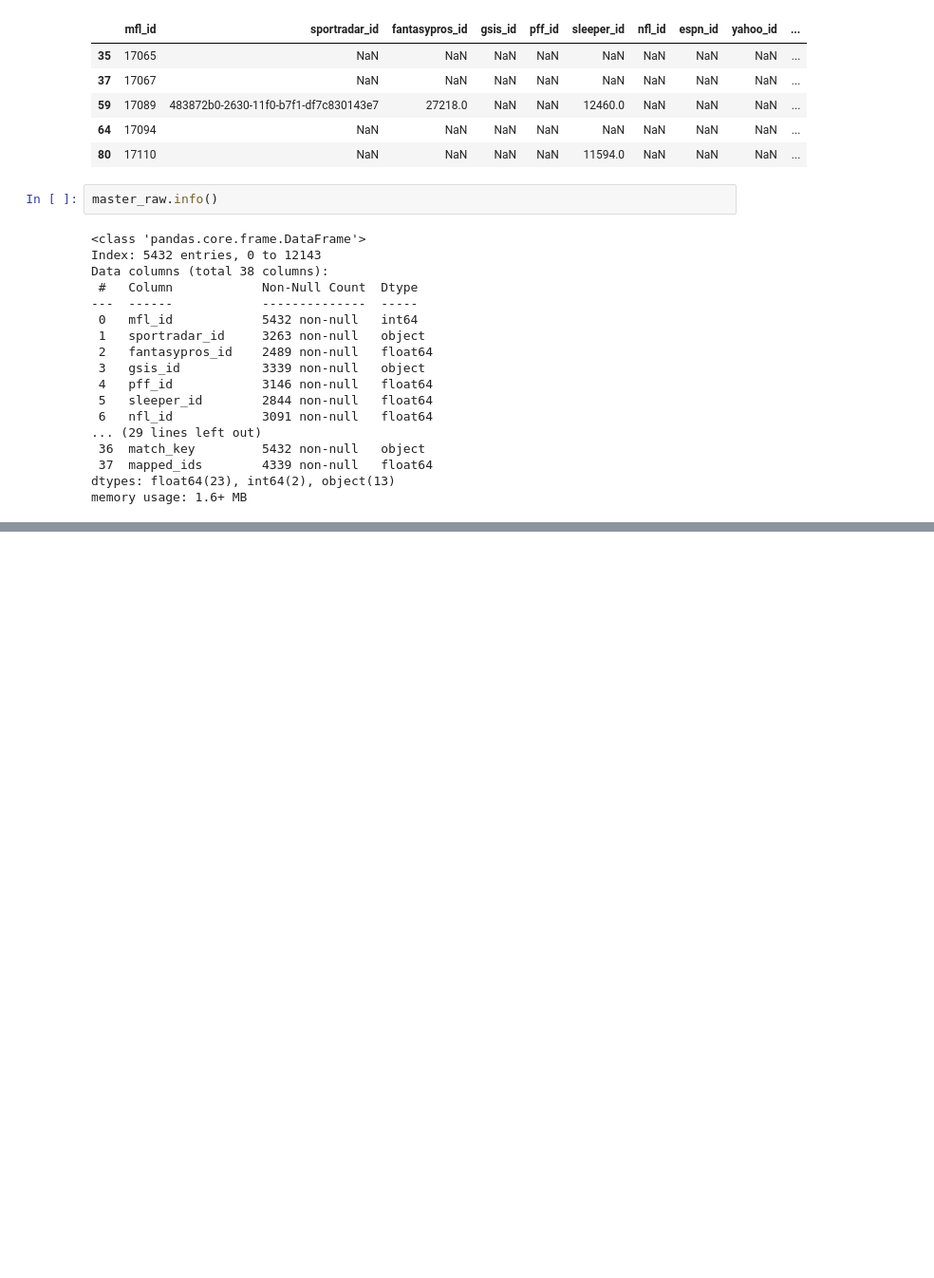
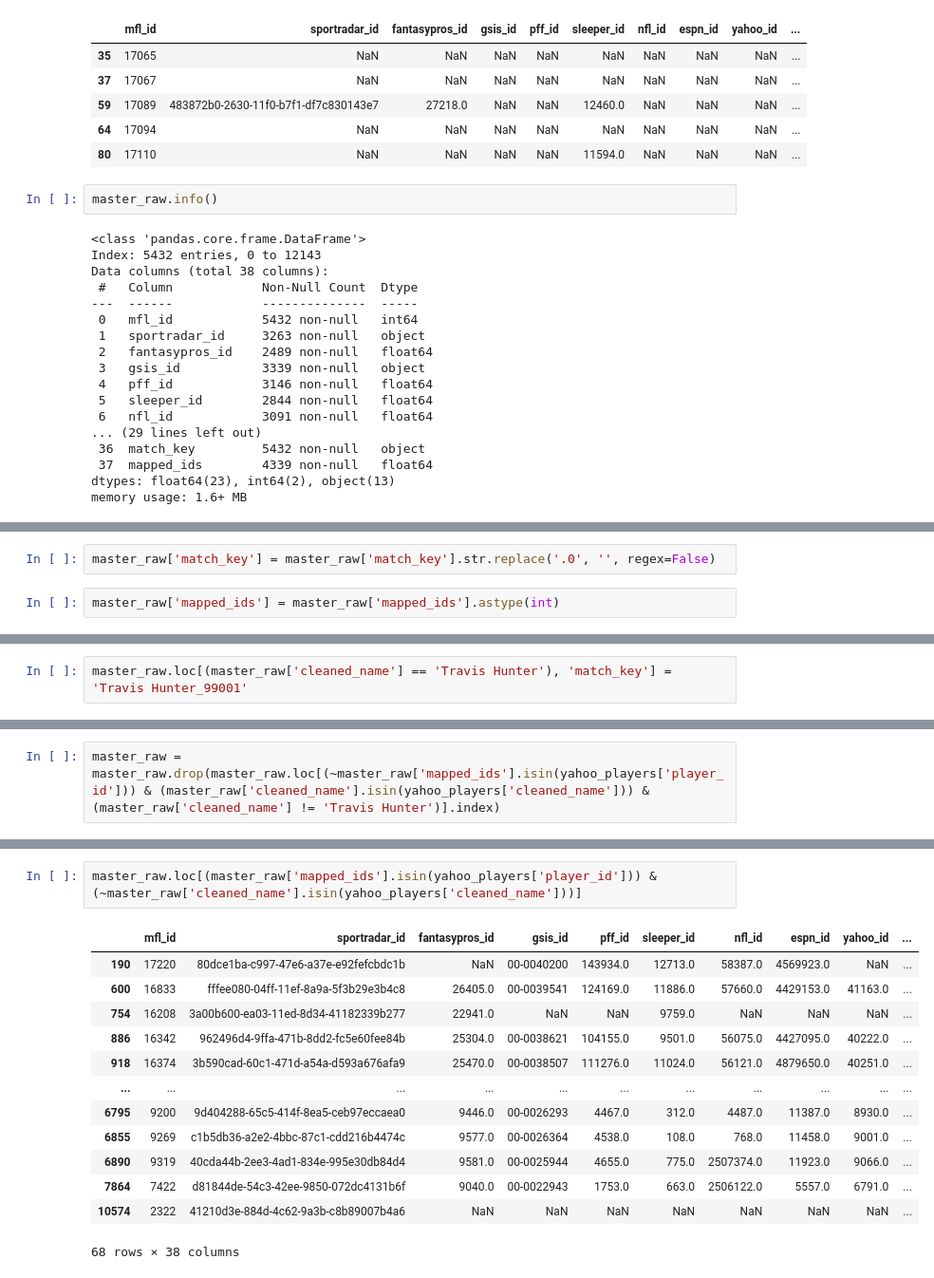
Before and after one commit to nicriv831/Fantasy-Football-Machine, a Jupyter notebook: data_cleaning2.ipynb, the cells around one changed output, grey strips where cells are left out. Shown at 95% size. Cells and saved outputs as stored; diff of their text form; blank space fills up the shorter version.

```diff
--- a/data_cleaning2.ipynb
+++ b/data_cleaning2.ipynb
@@ -817,0 +436,4 @@ Error:
+# %%
+master_raw['match_key'] = master_raw['match_key'].str.replace('.0', '', regex=False)
+# %%
+master_raw['mapped_ids'] = master_raw['mapped_ids'].astype(int)
@@ -817,0 +449,2 @@ Error:
+# %%
+master_raw.loc[(master_raw['cleaned_name'] == 'Travis Hunter'), 'match_key'] = 'Travis Hunter_99001'
@@ -817,0 +456,2 @@ Error:
+# %%
+master_raw = master_raw.drop(master_raw.loc[(~master_raw['mapped_ids'].isin(yahoo_players['player_id'])) & (master_raw['cleaned_name'].isin(yahoo_players['cleaned_name'])) & (master_raw['cleaned_name'] != 'Travis Hunter')].index)
@@ -817,0 +468,16 @@ Error:
+# %%
+master_raw.loc[(master_raw['mapped_ids'].isin(yahoo_players['player_id'])) & (~master_raw['cleaned_name'].isin(yahoo_players['cleaned_name']))]
+# %% [output]
+|  | mfl_id | sportradar_id | fantasypros_id | gsis_id | pff_id | sleeper_id | nfl_id | espn_id | yahoo_id | ... |
+| 190 | 17220 | 80dce1ba-c997-47e6-a37e-e92fefcbdc1b | NaN | 00-0040200 | 143934.0 | 12713.0 | 58387.0 | 4569923.0 | NaN | ... |
+| 600 | 16833 | fffee080-04ff-11ef-8a9a-5f3b29e3b4c8 | 26405.0 | 00-0039541 | 124169.0 | 11886.0 | 57660.0 | 4429153.0 | 41163.0 | ... |
+| 754 | 16208 | 3a00b600-ea03-11ed-8d34-41182339b277 | 22941.0 | NaN | NaN | 9759.0 | NaN | NaN | NaN | ... |
+| 886 | 16342 | 962496d4-9ffa-471b-8dd2-fc5e60fee84b | 25304.0 | 00-0038621 | 104155.0 | 9501.0 | 56075.0 | 4427095.0 | 40222.0 | ... |
+| 918 | 16374 | 3b590cad-60c1-471d-a54a-d593a676afa9 | 25470.0 | 00-0038507 | 111276.0 | 11024.0 | 56121.0 | 4879650.0 | 40251.0 | ... |
+| ... | ... | ... | ... | ... | ... | ... | ... | ... | ... | ... |
+| 6795 | 9200 | 9d404288-65c5-414f-8ea5-ceb97eccaea0 | 9446.0 | 00-0026293 | 4467.0 | 312.0 | 4487.0 | 11387.0 | 8930.0 | ... |
+| 6855 | 9269 | c1b5db36-a2e2-4bbc-87c1-cdd216b4474c | 9577.0 | 00-0026364 | 4538.0 | 108.0 | 768.0 | 11458.0 | 9001.0 | ... |
+| 6890 | 9319 | 40cda44b-2ee3-4ad1-834e-995e30db84d4 | 9581.0 | 00-0025944 | 4655.0 | 775.0 | 2507374.0 | 11923.0 | 9066.0 | ... |
+| 7864 | 7422 | d81844de-54c3-42ee-9850-072dc4131b6f | 9040.0 | 00-0022943 | 1753.0 | 663.0 | 2506122.0 | 5557.0 | 6791.0 | ... |
+| 10574 | 2322 | 41210d3e-884d-4c62-9a3b-c8b89007b4a6 | NaN | NaN | NaN | NaN | NaN | NaN | NaN | ... |
+68 rows × 38 columns
```
Also changed, not shown: parts of 131 cells of this notebook, 7 other files.
